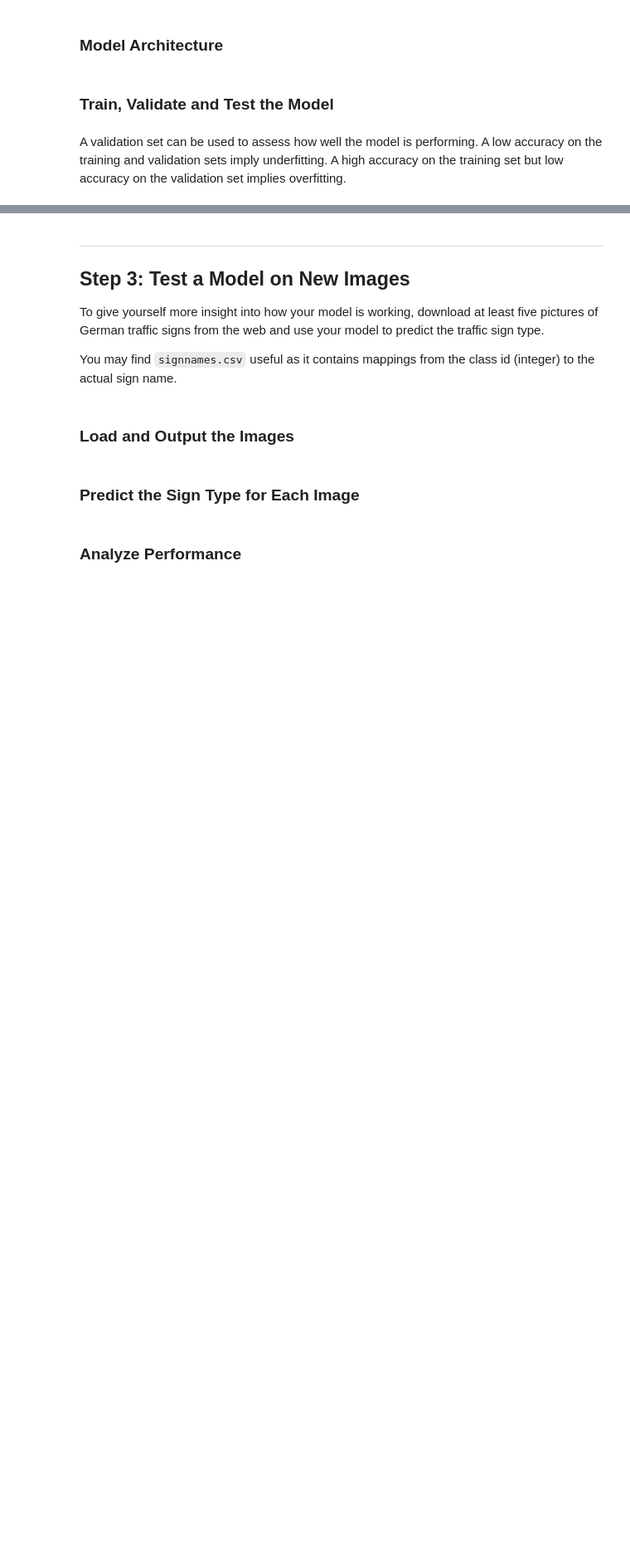
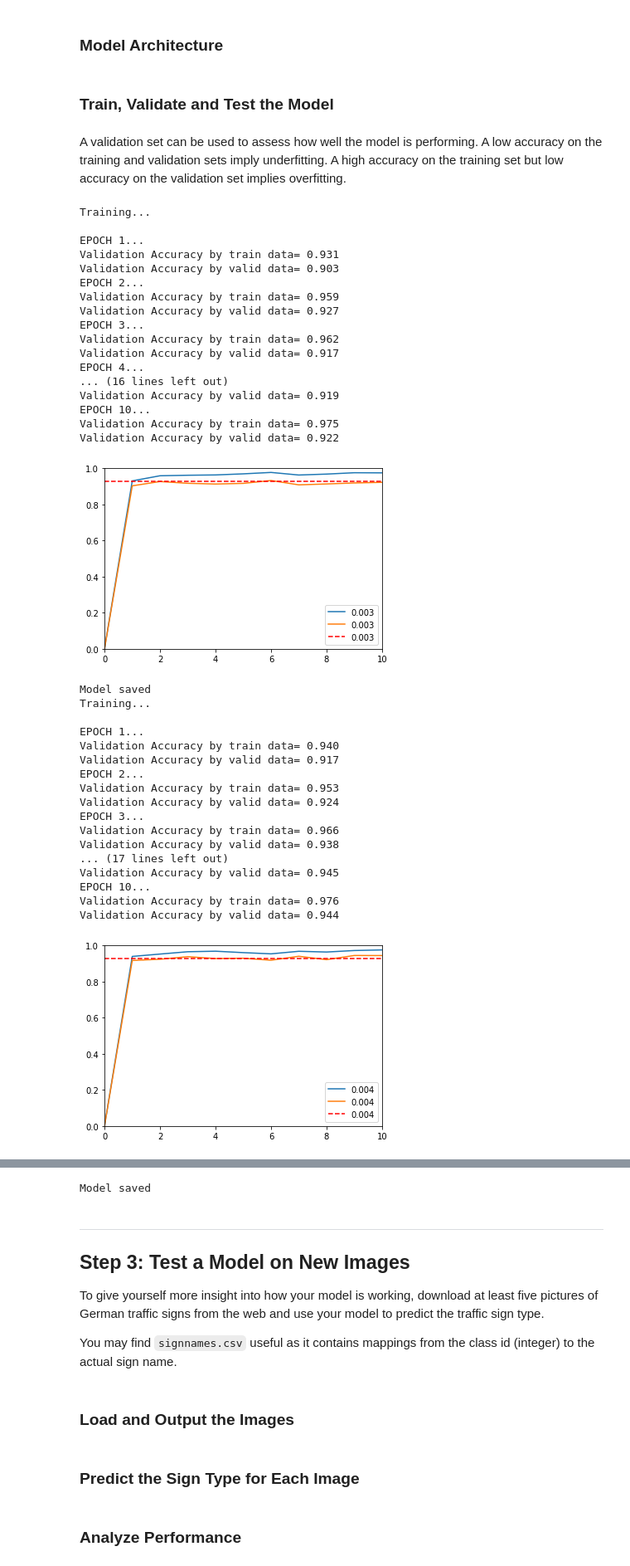
Before and after one commit to hotsuyuki/CarND-Traffic-Sign-Classifier-Project, a Jupyter notebook: Traffic_Sign_Classifier.ipynb, the cells around one changed output, grey strips where cells are left out. Shown at 83% size. Saved outputs shown, nothing was run; the diff lists cells and outputs as text; code cells hidden in the pictures; blank space fills up the shorter version.

```diff
--- a/Traffic_Sign_Classifier.ipynb
+++ b/Traffic_Sign_Classifier.ipynb
@@ -269,20 +189,26 @@ for i in range(n_train):
 
 ''' Add all augmentied data '''
 original_X_train = np.copy(X_train)
+original_y_train = np.copy(y_train)
 
 assert not(np.all(original_X_train == rotate_X_train))
 X_train = np.append(X_train, rotate_X_train, axis=0)
+y_train = np.append(y_train, original_y_train, axis=0)
 assert not(np.all(original_X_train == inv_rotate_X_train))
-X_train = np.append(X_train, rotate_X_train, axis=0)
+X_train = np.append(X_train, inv_rotate_X_train, axis=0)
+y_train = np.append(y_train, original_y_train, axis=0)
 
 for direction in ['topleft', 'topright', 'bottomleft', 'bottomright']:
     assert not(np.all(original_X_train == translate_X_train[direction]))
     X_train = np.append(X_train, translate_X_train[direction], axis=0)
+    y_train = np.append(y_train, original_y_train, axis=0)
 
 assert not(np.all(original_X_train == zoomup_X_train))
 X_train = np.append(X_train, zoomup_X_train, axis=0)
+y_train = np.append(y_train, original_y_train, axis=0)
 assert not(np.all(original_X_train == zoomdown_X_train))
 X_train = np.append(X_train, zoomdown_X_train, axis=0)
+y_train = np.append(y_train, original_y_train, axis=0)
 
 
 ''' RGB to YUV '''
@@ -291,11 +217,12 @@ X_train = np.append(X_train, zoomdown_X_train, axis=0)
 ''' Grayscale the train & valid(?) data '''
 for i in range(n_train):
     X_train[i] = np.expand_dims(cv2.cvtColor(X_train[i], cv2.COLOR_RGB2GRAY ), axis=3)
+for i in range(n_valid):
     X_valid[i] = np.expand_dims(cv2.cvtColor(X_valid[i], cv2.COLOR_RGB2GRAY ), axis=3)
 X_train = X_train[:, :, :, 0:1]
 X_valid = X_valid[:, :, :, 0:1]
 print("The train data has been grayscaled")
-print("Image data shape =", X_train[0].shape)
+print("Image data shape =", X_train.shape)
 
 
 ''' Normarize the train & valid(?) data '''
@@ -306,14 +233,15 @@ print("Image data shape =", X_train[0].shape)
 X_train = (X_train - np.mean(X_train)) / np.mean(X_train) # ---> min: -1.0, mean: 0, max: 2.0
 X_valid = (X_valid - np.mean(X_valid)) / np.mean(X_valid) # ---> min: -1.0, mean: 0, max: 2.0
 print("The train data has been normarized")
-print("Image data shape =", X_train[0].shape)
+print("Image data shape =", X_train.shape)
 
 
 ''' Confirm the shape '''
+print("\nThe shape of new X_train {}".format(X_train.shape))
+print("The shape of new y_train {}".format(y_train.shape))
+print("The shape of new X_valid {}".format(X_valid.shape))
+print("The shape of new y_valid {}".format(y_valid.shape))
 image_shape = X_train[0].shape
-print("\nThe shape of new X_train {}".format(image_shape))
-print("The shape of new X_valid {}".format(X_valid[0].shape))
-
 
 ''' Shuffle the training data '''
 X_train, y_train = shuffle(X_train, y_train)
@@ -434,7 +373,7 @@ sets imply underfitting. A high accuracy on the training set but low accuracy on
 ### Feel free to use as many code cells as needed.
 
 
-for learning_rate in frange(0.001, 0.006, 0.001):
+for learning_rate in frange(0.003, 0.006, 0.001):
     ''' Training pipeline '''
     #learning_rate = 0.001
 
@@ -459,7 +398,7 @@ for learning_rate in frange(0.001, 0.006, 0.001):
 
 
     ''' Train and valid the model '''
-    for EPOCHS in range(15, 16, 1):
+    for EPOCHS in range(10, 11, 1):
         #EPOCHS = 10
         BATCH_SIZE = 128
 
@@ -476,30 +415,67 @@ for learning_rate in frange(0.001, 0.006, 0.001):
                 print("EPOCH {}...".format(i+1))
 
                 # Training
                 X_train, y_train = shuffle(X_train, y_train)
                 for offset in range(0, len(X_train), BATCH_SIZE):
                     batch_X, batch_y = X_train[offset:offset+BATCH_SIZE], y_train[offset:offset+BATCH_SIZE]
                     sess.run(training_operation, feed_dict={X: batch_X, y: batch_y})
 
                 # Validation by train data
                 Evaluate(X_train, y_train, 'train')
 
                 # Validation by valid data
                 Evaluate(X_valid, y_valid, 'valid')
 
                 # Clear line (93%)
                 clear_line = np.append(clear_line, 0.93)
             #ENDFOR_i
 
             # Show the result on graph
             epoch = np.arange(0, EPOCHS+1, 1)
             plt.axis([0,EPOCHS, 0.0,1.0])
             plt.plot(epoch,accuracy_dict['train'], epoch,accuracy_dict['valid'], epoch,clear_line,'r--', label=learning_rate)
             plt.legend()
             plt.show()
 
             saver.save(sess, './lenet')
             print("Model saved")
         #ENDWITH_SESS
     #ENDFOR_EPOCHS
 #ENDFOR_learning_rate
+# %% [output]
+Training...
+
+EPOCH 1...
+Validation Accuracy by train data= 0.931
+Validation Accuracy by valid data= 0.903
+EPOCH 2...
+Validation Accuracy by train data= 0.959
+Validation Accuracy by valid data= 0.927
+EPOCH 3...
+Validation Accuracy by train data= 0.962
+Validation Accuracy by valid data= 0.917
+EPOCH 4...
+... (16 lines left out)
+Validation Accuracy by valid data= 0.919
+EPOCH 10...
+Validation Accuracy by train data= 0.975
+Validation Accuracy by valid data= 0.922
+[figure, added]
+Model saved
+Training...
+
+EPOCH 1...
+Validation Accuracy by train data= 0.940
+Validation Accuracy by valid data= 0.917
+EPOCH 2...
+Validation Accuracy by train data= 0.953
+Validation Accuracy by valid data= 0.924
+EPOCH 3...
+Validation Accuracy by train data= 0.966
+Validation Accuracy by valid data= 0.938
+... (17 lines left out)
+Validation Accuracy by valid data= 0.945
+EPOCH 10...
+Validation Accuracy by train data= 0.976
+Validation Accuracy by valid data= 0.944
+[figure, added]
@@ -506,3 +500,4 @@ for learning_rate in frange(0.001, 0.006, 0.001):
+Model saved
 # %% [markdown]
 ---
 
```
Also changed, not shown: parts of 8 cells of this notebook, 1 other file.
